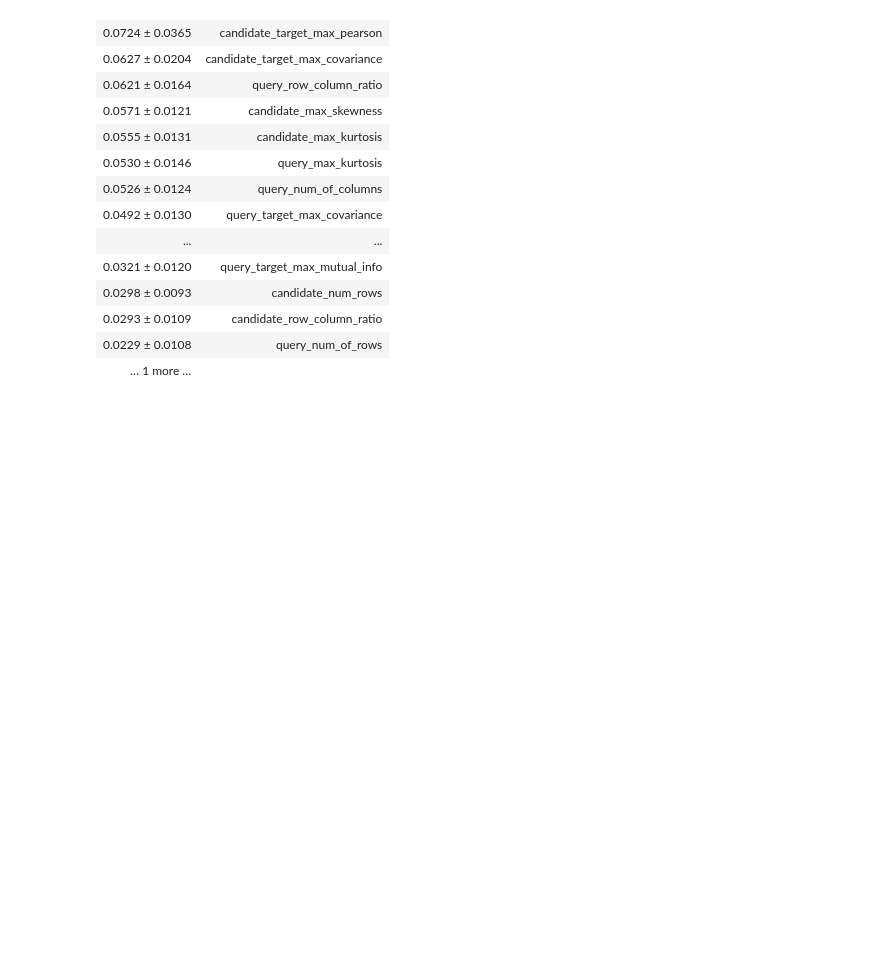
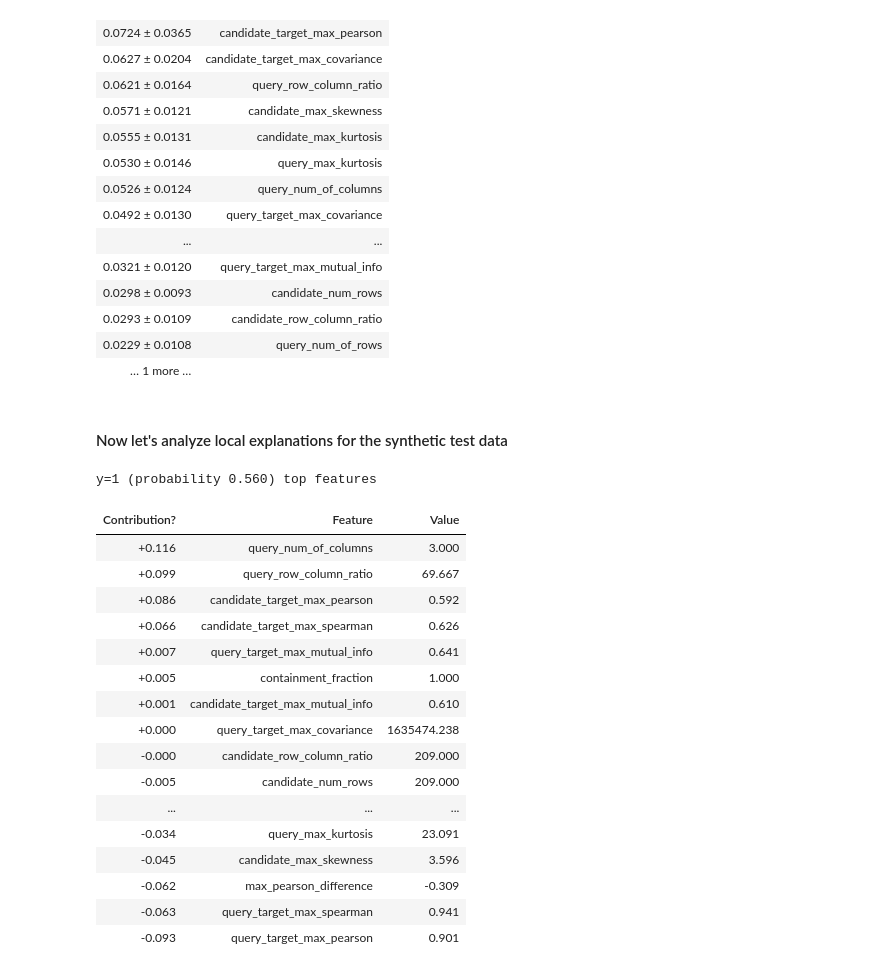
Before and after one commit to VIDA-NYU/prida, a Jupyter notebook: improvement-prediction/classification/local_explanations_for_college_use_case.ipynb, the cells around one changed output. Drawn from its saved outputs; the diff is of its cells as text; code cells hidden in the pictures; blank space fills up the shorter version.

Commit message:
generating local explanations to synthetic data

```diff
--- a/improvement-prediction/classification/local_explanations_for_college_use_case.ipynb
+++ b/improvement-prediction/classification/local_explanations_for_college_use_case.ipynb
@@ -263,12 +261,18 @@ eli5.show_weights(rf, feature_names=FEATURES, target_names=[0,1])
 | 0.0293 ± 0.0109 | candidate_row_column_ratio |
 | 0.0229 ± 0.0108 | query_num_of_rows |
 | … 1 more … |  |
+# %% [markdown]
+#### Now let's analyze local explanations for the synthetic test data
 # %%
 synth_test = pd.read_csv('test-simplified-data-generation.csv')
 synth_test['class'] = [1 if row['gain_in_r2_score'] > 0 else -1 for index, row in synth_test.iterrows()]
 preds = rf.predict(synth_test[FEATURES])
 synth_test['pred'] = preds
 false_positive = synth_test.loc[(synth_test['class'] == -1) & (synth_test['pred'] == 1)]
+sample_fp = false_positive.sample(2)
 false_negative = synth_test.loc[(synth_test['class'] == 1) & (synth_test['pred'] == -1)]
+sample_fn = false_negative.sample(2)
 true_positive = synth_test.loc[(synth_test['class'] == 1) & (synth_test['pred'] == 1)]
+sample_tp = true_positive.sample(2)
 true_negative = synth_test.loc[(synth_test['class'] == -1) & (synth_test['pred'] == -1)]
+sample_tn = true_negative.sample(2)
@@ -274,0 +281,23 @@ true_negative = synth_test.loc[(synth_test['class'] == -1) & (synth_test['pred']
+# %%
+eli5.show_prediction(rf, sample_fp.iloc[0][FEATURES],
+                     feature_names=FEATURES,
+                     show_feature_values=True, feature_filter=no_bias)
+# %% [output]
+y=1 (probability 0.560) top features
+| Contribution? | Feature | Value |
+| +0.116 | query_num_of_columns | 3.000 |
+| +0.099 | query_row_column_ratio | 69.667 |
+| +0.086 | candidate_target_max_pearson | 0.592 |
+| +0.066 | candidate_target_max_spearman | 0.626 |
+| +0.007 | query_target_max_mutual_info | 0.641 |
+| +0.005 | containment_fraction | 1.000 |
+| +0.001 | candidate_target_max_mutual_info | 0.610 |
+| +0.000 | query_target_max_covariance | 1635474.238 |
+| -0.000 | candidate_row_column_ratio | 209.000 |
+| -0.005 | candidate_num_rows | 209.000 |
+| ... | ... | ... |
+| -0.034 | query_max_kurtosis | 23.091 |
+| -0.045 | candidate_max_skewness | 3.596 |
+| -0.062 | max_pearson_difference | -0.309 |
+| -0.063 | query_target_max_spearman | 0.941 |
+| -0.093 | query_target_max_pearson | 0.901 |
```
Also changed, not shown: parts of 9 cells of this notebook.
